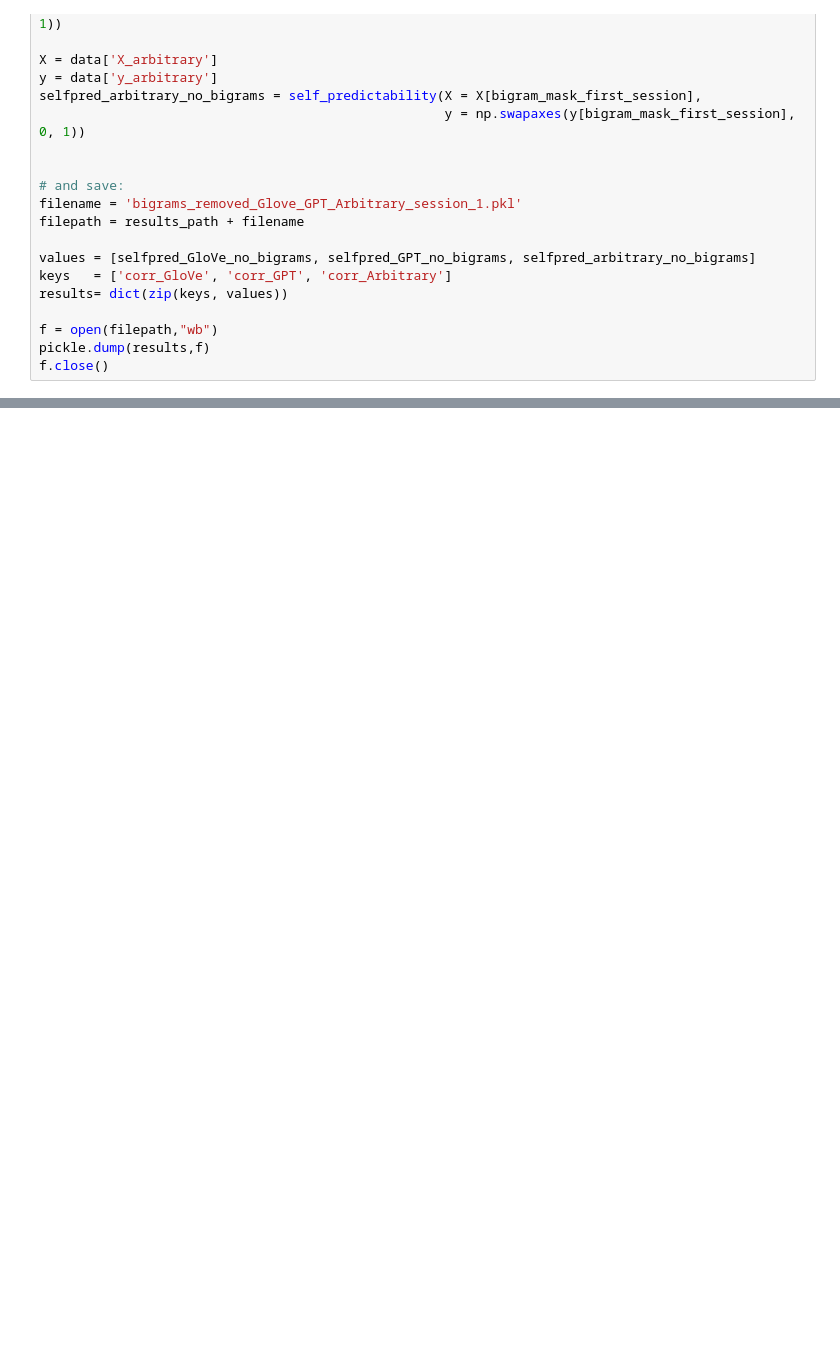
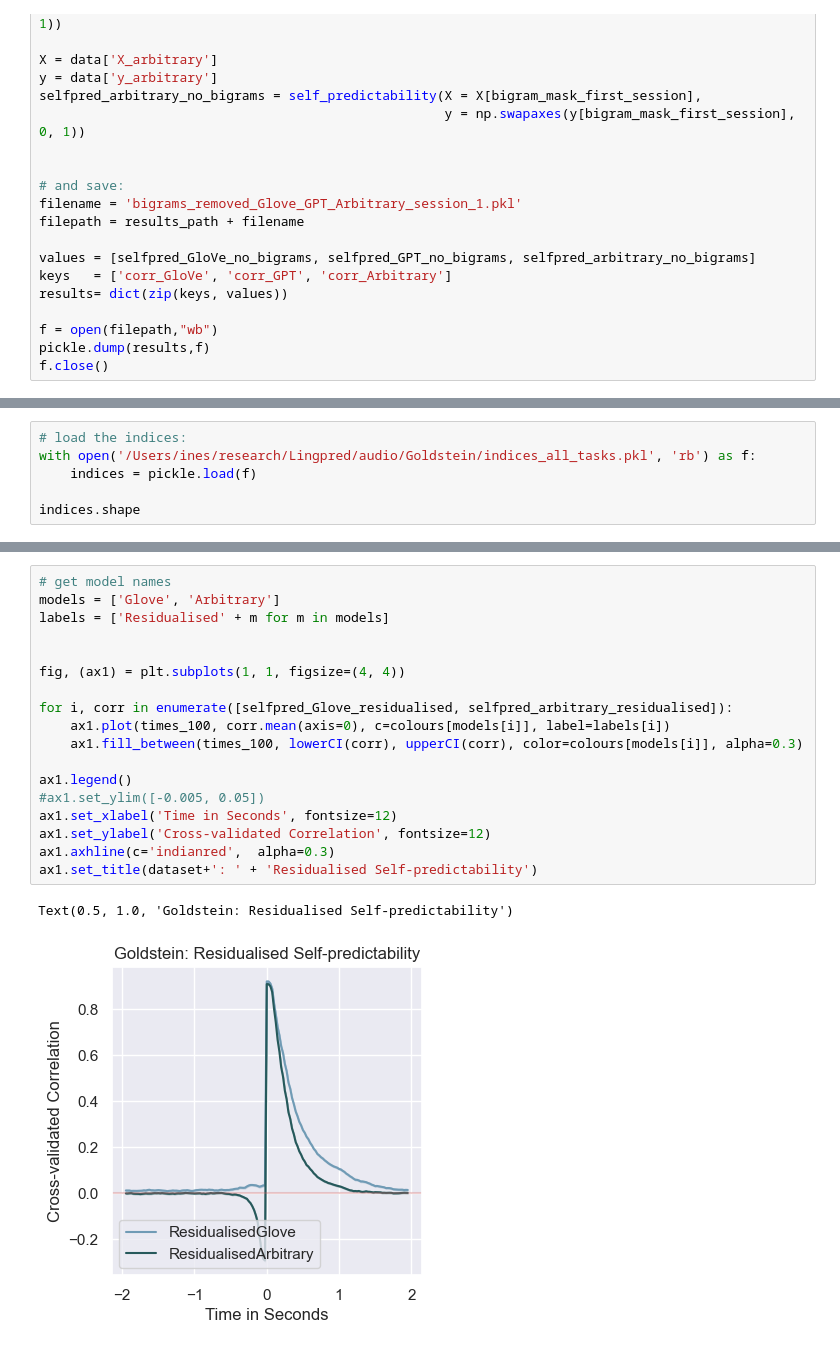
Before and after one commit to InesSchoenmann/Lingpred, a Jupyter notebook: notebooks_new/Compute_Selfpredictability.ipynb, the cells around one changed output, grey strips where cells are left out. Drawn from its saved outputs; the diff is of its cells as text; blank space fills up the shorter version.

```diff
--- a/notebooks_new/Compute_Selfpredictability.ipynb
+++ b/notebooks_new/Compute_Selfpredictability.ipynb
@@ -96,0 +121,6 @@ f.close()
+# %%
+# load the indices:
+with open('/Users/ines/research/Lingpred/audio/Goldstein/indices_all_tasks.pkl', 'rb') as f:
+    indices = pickle.load(f)
+
+indices.shape
@@ -96,0 +189,21 @@ f.close()
+# %%
+# get model names
+models = ['Glove', 'Arbitrary']
+labels = ['Residualised' + m for m in models]
+
+
+fig, (ax1) = plt.subplots(1, 1, figsize=(4, 4))
+
+for i, corr in enumerate([selfpred_Glove_residualised, selfpred_arbitrary_residualised]):
+    ax1.plot(times_100, corr.mean(axis=0), c=colours[models[i]], label=labels[i])
+    ax1.fill_between(times_100, lowerCI(corr), upperCI(corr), color=colours[models[i]], alpha=0.3)
+
+ax1.legend()
+#ax1.set_ylim([-0.005, 0.05])
+ax1.set_xlabel('Time in Seconds', fontsize=12)
+ax1.set_ylabel('Cross-validated Correlation', fontsize=12)
+ax1.axhline(c='indianred',  alpha=0.3)
+ax1.set_title(dataset+': ' + 'Residualised Self-predictability')
+# %% [output]
+Text(0.5, 1.0, 'Goldstein: Residualised Self-predictability')
+[figure, added]
```
Also changed, not shown: parts of 11 cells of this notebook, 1 other file.
